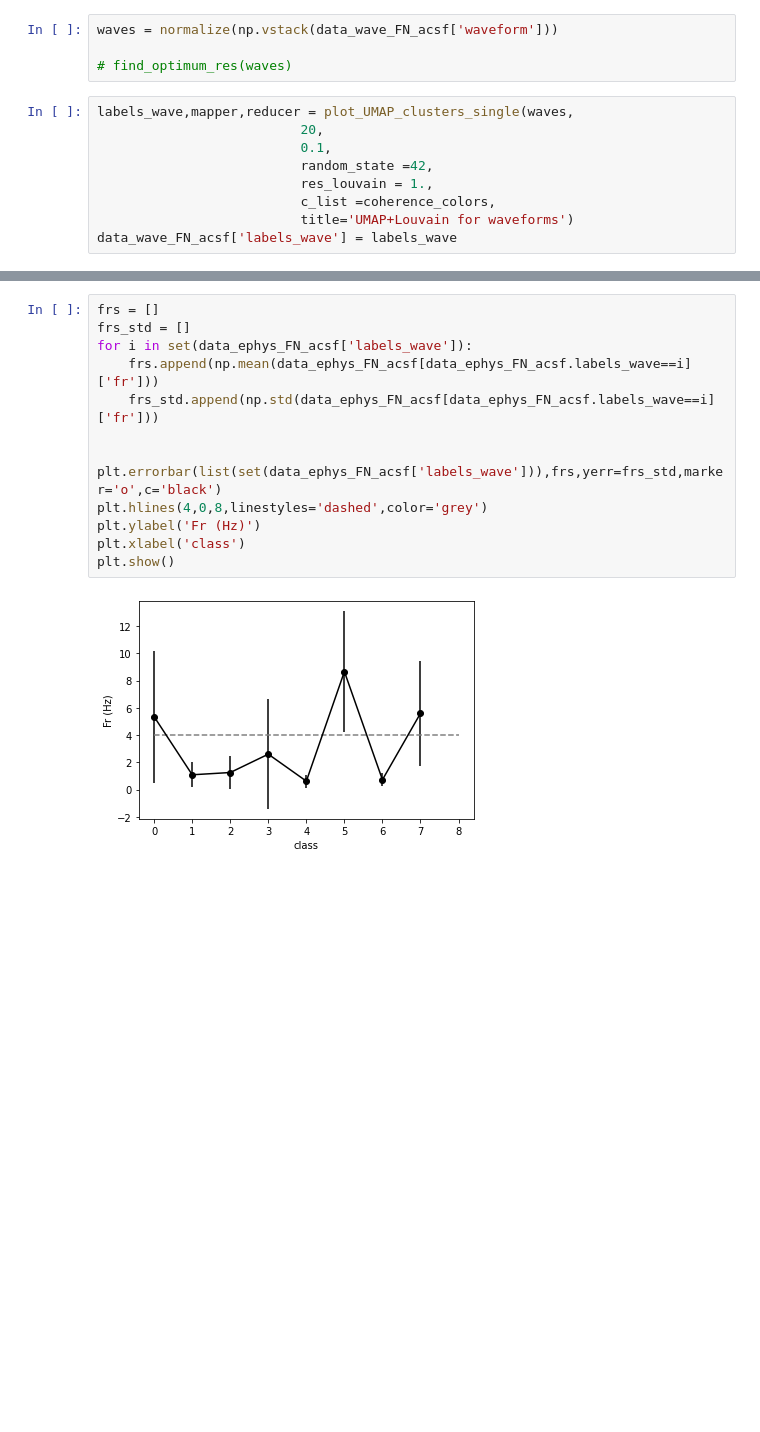
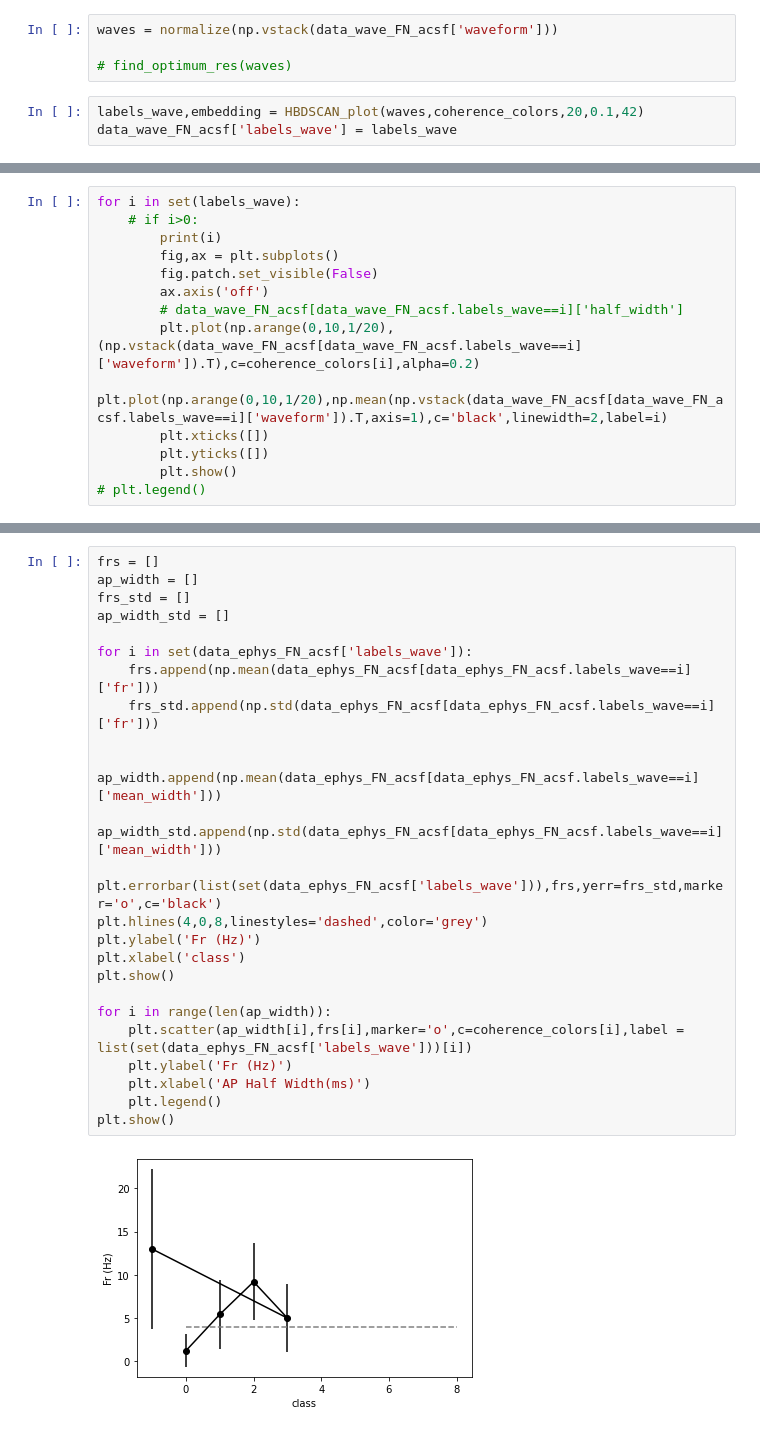
Before and after one commit to Nishant-codex/GIFFittingToolbox, a Jupyter notebook: src/examples/HBDSCAN.ipynb, the cells around one changed output, grey strips where cells are left out. Saved outputs shown, nothing was run; the diff lists cells and outputs as text; blank space fills up the shorter version.

```diff
--- a/src/examples/HBDSCAN.ipynb
+++ b/src/examples/HBDSCAN.ipynb
@@ -186,12 +215,6 @@ waves = normalize(np.vstack(data_wave_FN_acsf['waveform']))
 
 # find_optimum_res(waves)
 # %%
-labels_wave,mapper,reducer = plot_UMAP_clusters_single(waves,
-                          20,
-                          0.1,
-                          random_state =42,
-                          res_louvain = 1.,
-                          c_list =coherence_colors,
-                          title='UMAP+Louvain for waveforms')
+labels_wave,embedding = HBDSCAN_plot(waves,coherence_colors,20,0.1,42)
 data_wave_FN_acsf['labels_wave'] = labels_wave
 # %% [output]
@@ -199,0 +227,14 @@ data_wave_FN_acsf['labels_wave'] = labels_wave
+# %%
+for i in set(labels_wave):
+    # if i>0:
+        print(i)
+        fig,ax = plt.subplots()
+        fig.patch.set_visible(False)
+        ax.axis('off')
+        # data_wave_FN_acsf[data_wave_FN_acsf.labels_wave==i]['half_width']
+        plt.plot(np.arange(0,10,1/20),(np.vstack(data_wave_FN_acsf[data_wave_FN_acsf.labels_wave==i]['waveform']).T),c=coherence_colors[i],alpha=0.2)
+        plt.plot(np.arange(0,10,1/20),np.mean(np.vstack(data_wave_FN_acsf[data_wave_FN_acsf.labels_wave==i]['waveform']).T,axis=1),c='black',linewidth=2,label=i)
+        plt.xticks([])
+        plt.yticks([])
+        plt.show()
+# plt.legend()
@@ -202,15 +263,27 @@ data_ephys_FN_acsf['labels_wave'] = labels_wave
 # %%
 frs = []
+ap_width = []
 frs_std = []
+ap_width_std = []
+
 for i in set(data_ephys_FN_acsf['labels_wave']):
     frs.append(np.mean(data_ephys_FN_acsf[data_ephys_FN_acsf.labels_wave==i]['fr']))
     frs_std.append(np.std(data_ephys_FN_acsf[data_ephys_FN_acsf.labels_wave==i]['fr']))
 
+    ap_width.append(np.mean(data_ephys_FN_acsf[data_ephys_FN_acsf.labels_wave==i]['mean_width']))
+    ap_width_std.append(np.std(data_ephys_FN_acsf[data_ephys_FN_acsf.labels_wave==i]['mean_width']))
 
 plt.errorbar(list(set(data_ephys_FN_acsf['labels_wave'])),frs,yerr=frs_std,marker='o',c='black')
 plt.hlines(4,0,8,linestyles='dashed',color='grey')
 plt.ylabel('Fr (Hz)')
 plt.xlabel('class')
 plt.show()
+
+for i in range(len(ap_width)):
+    plt.scatter(ap_width[i],frs[i],marker='o',c=coherence_colors[i],label = list(set(data_ephys_FN_acsf['labels_wave']))[i])
+    plt.ylabel('Fr (Hz)')
+    plt.xlabel('AP Half Width(ms)')
+    plt.legend()
+plt.show()
 # %% [output]
-[figure, old version]
+[figure, new version]
```
Also changed, not shown: parts of 21 cells of this notebook, 2 other files.
